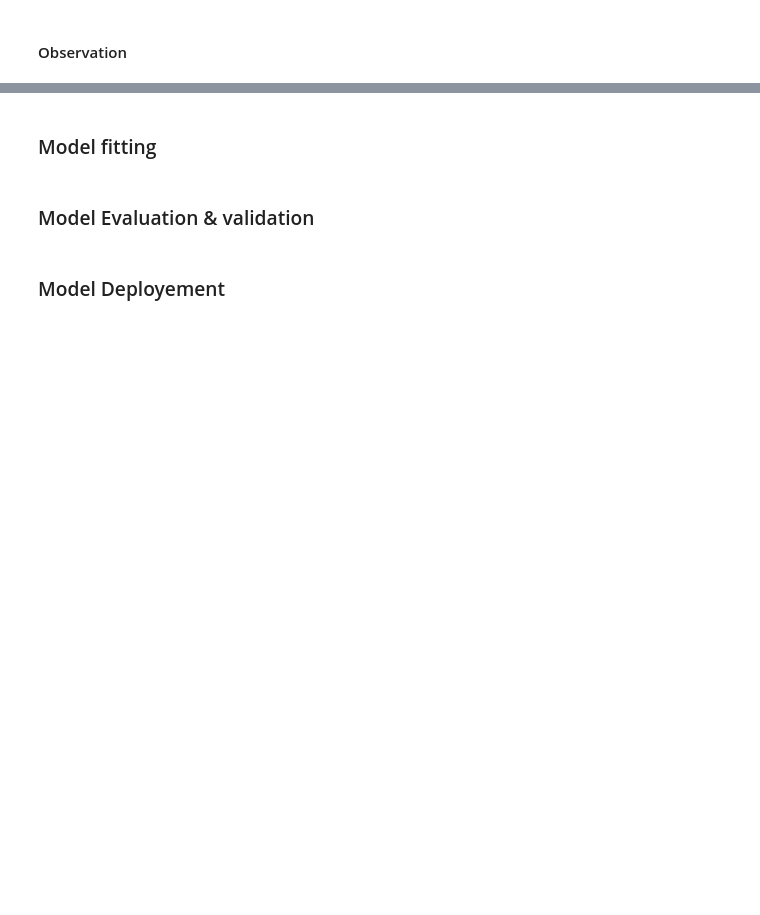
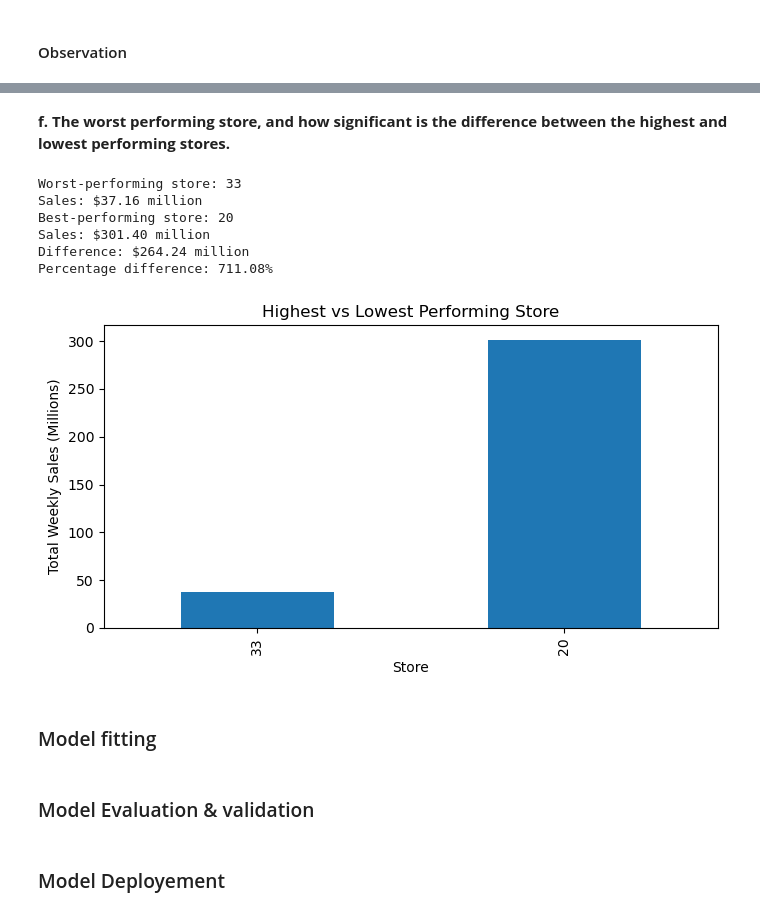
Before and after one commit to Rajwork99/Future-Sales-Forecasting, a Jupyter notebook: forcast.ipynb, the cells around one changed output, grey strips where cells are left out. Cells and saved outputs as stored; diff of their text form; code cells hidden in the pictures; blank space fills up the shorter version.

```diff
--- a/forcast.ipynb
+++ b/forcast.ipynb
@@ -55,3 +332,47 @@ In this notebook, we will follow a structured approach to wrangle the movie data
+# %% [markdown]
+**f. The worst performing store, and how significant is the difference between the
+highest and lowest performing stores.**
+# %%
+store_performance = (
+    df.groupby('Store')['Weekly_Sales(mn)']
+      .sum()
+      .sort_values()
+)
+
+worst_store = store_performance.index[0]
+best_store = store_performance.index[-1]
+worst_sales = store_performance.iloc[0]
+best_sales = store_performance.iloc[-1]
+
+difference = best_sales - worst_sales
+percentage_difference = (difference / worst_sales) * 100
+
+print(f"Worst-performing store: {worst_store}")
+print(f"Sales: ${worst_sales:.2f} million")
+print(f"Best-performing store: {best_store}")
+print(f"Sales: ${best_sales:.2f} million")
+print(f"Difference: ${difference:.2f} million")
+print(f"Percentage difference: {percentage_difference:.2f}%")
+
+store_performance[[worst_store, best_store]].plot(
+    kind='bar',
+    figsize=(7, 4),
+    title='Highest vs Lowest Performing Store',
+    ylabel='Total Weekly Sales (Millions)',
+    xlabel='Store',
+    legend=False
+)
+
+plt.tight_layout()
+plt.show()
+# %% [output]
+Worst-performing store: 33
+Sales: $37.16 million
+Best-performing store: 20
+Sales: $301.40 million
+Difference: $264.24 million
+Percentage difference: 711.08%
+[figure, added]
 # %% [markdown]
 ### Model fitting
 # %% [markdown]
```
Also changed, not shown: parts of 38 cells of this notebook.
